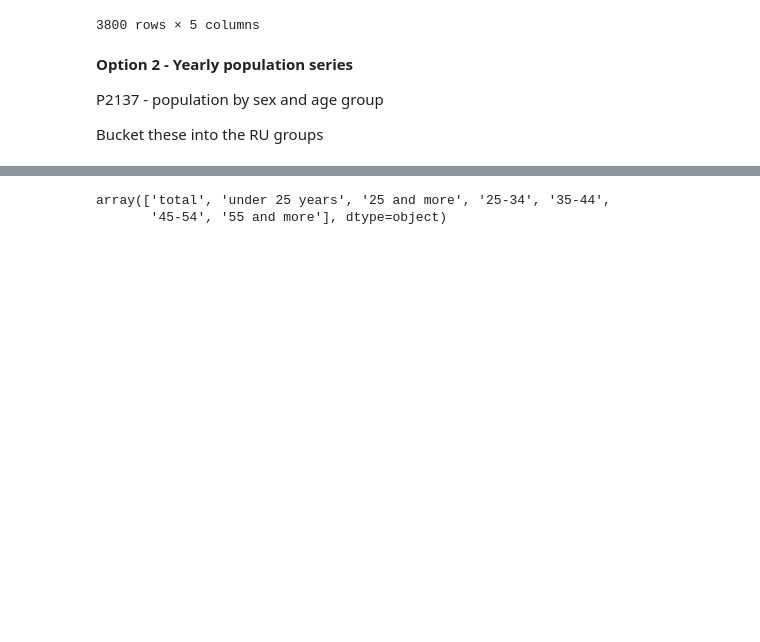
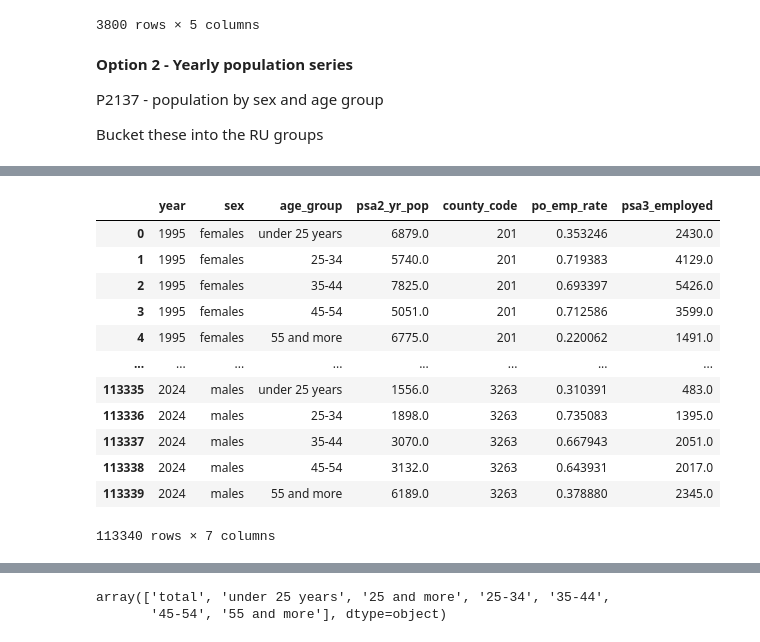
Before and after one commit to harrisonluff/Group_Project_Y3, a Jupyter notebook: notebooks/analysis/03_01_population_outcome.ipynb, the cells around one changed output, grey strips where cells are left out. Saved outputs shown, nothing was run; the diff lists cells and outputs as text; code cells hidden in the pictures; blank space fills up the shorter version.

```diff
--- a/notebooks/analysis/03_01_population_outcome.ipynb
+++ b/notebooks/analysis/03_01_population_outcome.ipynb
@@ -821,0 +934,25 @@ psa_option2
+# %%
+# Now we merge back onto yearly population (psa2) to create psa3
+psa_option3 = psa_option2.merge(
+    psa_option3_temp[["county_code", "sex", "age_group", "po_emp_rate"]],
+    how="left",
+    on=["county_code", "sex", "age_group"]
+)
+# %%
+# Now create psa_option 3
+psa_option3["psa3_employed"] = psa_option3["psa2_yr_pop"].mul(psa_option3["po_emp_rate"]).round()
+psa_option3
+# %% [output]
+|  | year | sex | age_group | psa2_yr_pop | county_code | po_emp_rate | psa3_employed |
+| 0 | 1995 | females | under 25 years | 6879.0 | 201 | 0.353246 | 2430.0 |
+| 1 | 1995 | females | 25-34 | 5740.0 | 201 | 0.719383 | 4129.0 |
+| 2 | 1995 | females | 35-44 | 7825.0 | 201 | 0.693397 | 5426.0 |
+| 3 | 1995 | females | 45-54 | 5051.0 | 201 | 0.712586 | 3599.0 |
+| 4 | 1995 | females | 55 and more | 6775.0 | 201 | 0.220062 | 1491.0 |
+| ... | ... | ... | ... | ... | ... | ... | ... |
+| 113335 | 2024 | males | under 25 years | 1556.0 | 3263 | 0.310391 | 483.0 |
+| 113336 | 2024 | males | 25-34 | 1898.0 | 3263 | 0.735083 | 1395.0 |
+| 113337 | 2024 | males | 35-44 | 3070.0 | 3263 | 0.667943 | 2051.0 |
+| 113338 | 2024 | males | 45-54 | 3132.0 | 3263 | 0.643931 | 2017.0 |
+| 113339 | 2024 | males | 55 and more | 6189.0 | 3263 | 0.378880 | 2345.0 |
+113340 rows × 7 columns
```
Also changed, not shown: parts of 12 cells of this notebook.
